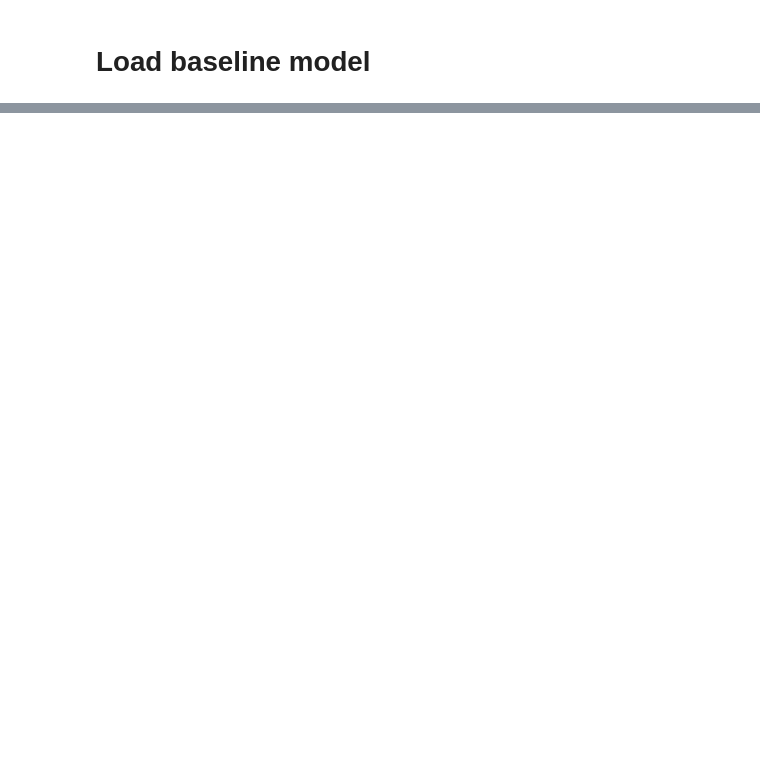
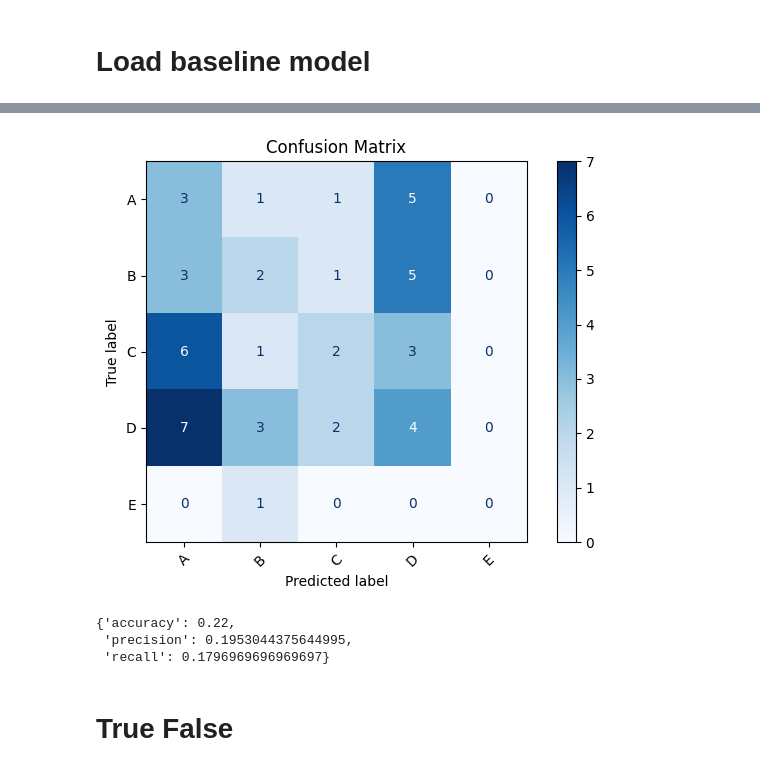
Before and after one commit to LorenaRaichle/ClinIQ, a Jupyter notebook: 2_Baseline_7b_base_SCQ.ipynb, the cells around one changed output, grey strips where cells are left out. Saved outputs shown, nothing was run; the diff lists cells and outputs as text; code cells hidden in the pictures; blank space fills up the shorter version.

```diff
--- a/2_Baseline_7b_base_SCQ.ipynb
+++ b/2_Baseline_7b_base_SCQ.ipynb
@@ -227,0 +108,3 @@ plt.show()
+# %%
+def build_prompt(prompt_style: str, question: str):
+  return prompt_style.replace("{_question_var_}", question)
@@ -227,0 +195,3 @@ plt.show()
+# %%
+pipe = pipeline("text-generation", model=model, tokenizer=tokenizer)
+response = pipe(build_prompt(prompt_style_multiple_choice, multiple_choice_testset[0]['model_input']))
@@ -227,0 +222,9 @@ plt.show()
+# %%
+predictions_multiple_choice = []
+
+for i in range(50):
+
+  pipe = pipeline("text-generation", model=model, tokenizer=tokenizer)
+  response = pipe(build_prompt(prompt_style_multiple_choice, multiple_choice_testset[i]['model_input']))
+
+  predictions_multiple_choice.append(response)
@@ -227,0 +251,10 @@ plt.show()
+# %%
+import re
+predicted_answer_multiple_choice = []
+for sample in predictions_multiple_choice:
+  match = re.search(r'Please state only the letter:\s*\n*([A-E])\.*', sample[0].get('generated_text'))
+  if match:
+      answer = match.group(1)
+      predicted_answer_multiple_choice.append({"predicted_answer": answer})
+  else:
+      predicted_answer_multiple_choice.append({"predicted_answer": "na"})
@@ -227,0 +282,29 @@ plt.show()
+# %%
+import matplotlib.pyplot as plt
+from sklearn.metrics import confusion_matrix, ConfusionMatrixDisplay
+
+
+# Extract predicted and correct answers
+y_pred_multiple_choice = [entry['predicted_answer'] for entry in predicted_answer_multiple_choice]
+y_true_multiple_choice = [entry['correct_answer'] for entry in multiple_choice_testset[:50]]
+
+# Generate confusion matrix
+labels = sorted(list(set(y_true_multiple_choice + y_pred_multiple_choice)))  # Get all possible classes
+cm = confusion_matrix(y_true_multiple_choice, y_pred_multiple_choice, labels=labels)
+
+# Display the matrix
+disp = ConfusionMatrixDisplay(confusion_matrix=cm, display_labels=labels)
+disp.plot(cmap='Blues', xticks_rotation=45)
+plt.title("Confusion Matrix")
+plt.tight_layout()
+plt.show()
+# %% [output]
+[figure, added]
+# %%
+evaluate_classification(y_true_multiple_choice, y_pred_multiple_choice)
+# %% [output]
+{'accuracy': 0.22,
+ 'precision': 0.1953044375644995,
+ 'recall': 0.1796969696969697}
+# %% [markdown]
+# True False
```
Also changed, not shown: parts of 48 cells of this notebook, 2 other files.
